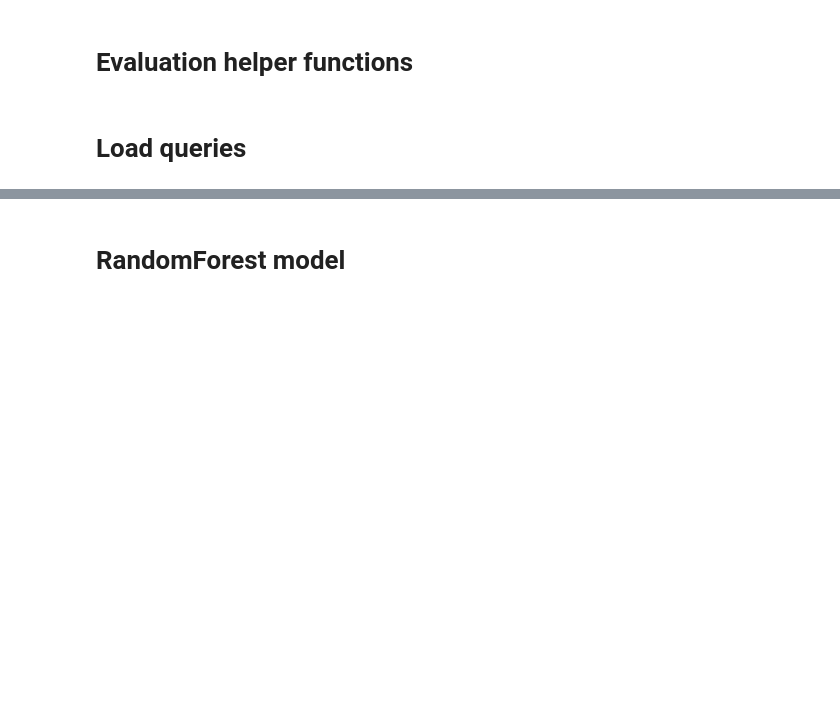
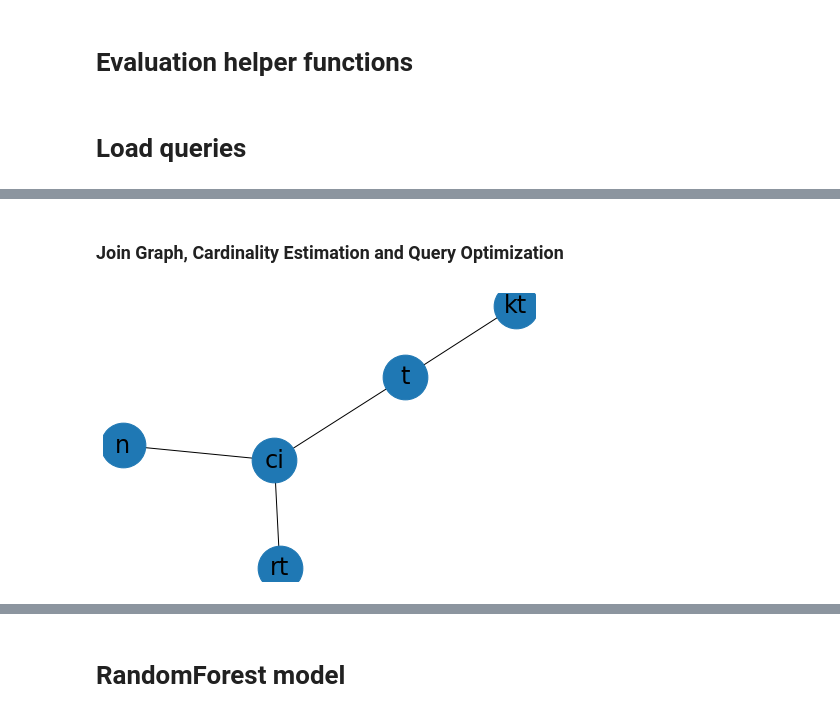
Before and after one commit to learnedsystems/CEB, a Jupyter notebook: mlsys-1.ipynb, the cells around one changed output, grey strips where cells are left out. Cells and saved outputs as stored; diff of their text form; code cells hidden in the pictures; blank space fills up the shorter version.

Commit message:
added plan graph visualizations + notebook example e2e

```diff
--- a/mlsys-1.ipynb
+++ b/mlsys-1.ipynb
@@ -111,2 +127,5 @@ Loaded 1256 training queries, 621 validation queries, 1260 test queries
 # %%
-# Choose particular query, and show its properties + what exactly is cardinality estimation.
+qfn = os.path.join(os.path.join("queries", "example_queries"), "2.pkl")
+qrep = load_qdata([qfn])[0]
+print(qrep["name"])
+print(qrep["sql"])
@@ -112,0 +149,15 @@ Loaded 1256 training queries, 621 validation queries, 1260 test queries
+# %% [markdown]
+### Join Graph, Cardinality Estimation and Query Optimization
+# %%
+import networkx as nx
+import matplotlib
+import matplotlib.pyplot as plt
+from query_representation.viz import draw_plan_graph
+matplotlib.use('Agg') # no UI backend
+
+join_graph = qrep["join_graph"]
+nx.draw(join_graph, pos=nx.spring_layout(join_graph),
+        with_labels=True, node_size=2000, font_size=24)
+plt.show()
+# %% [output]
+[figure, added]
```
Also changed, not shown: parts of 27 cells of this notebook, 2 other files.
